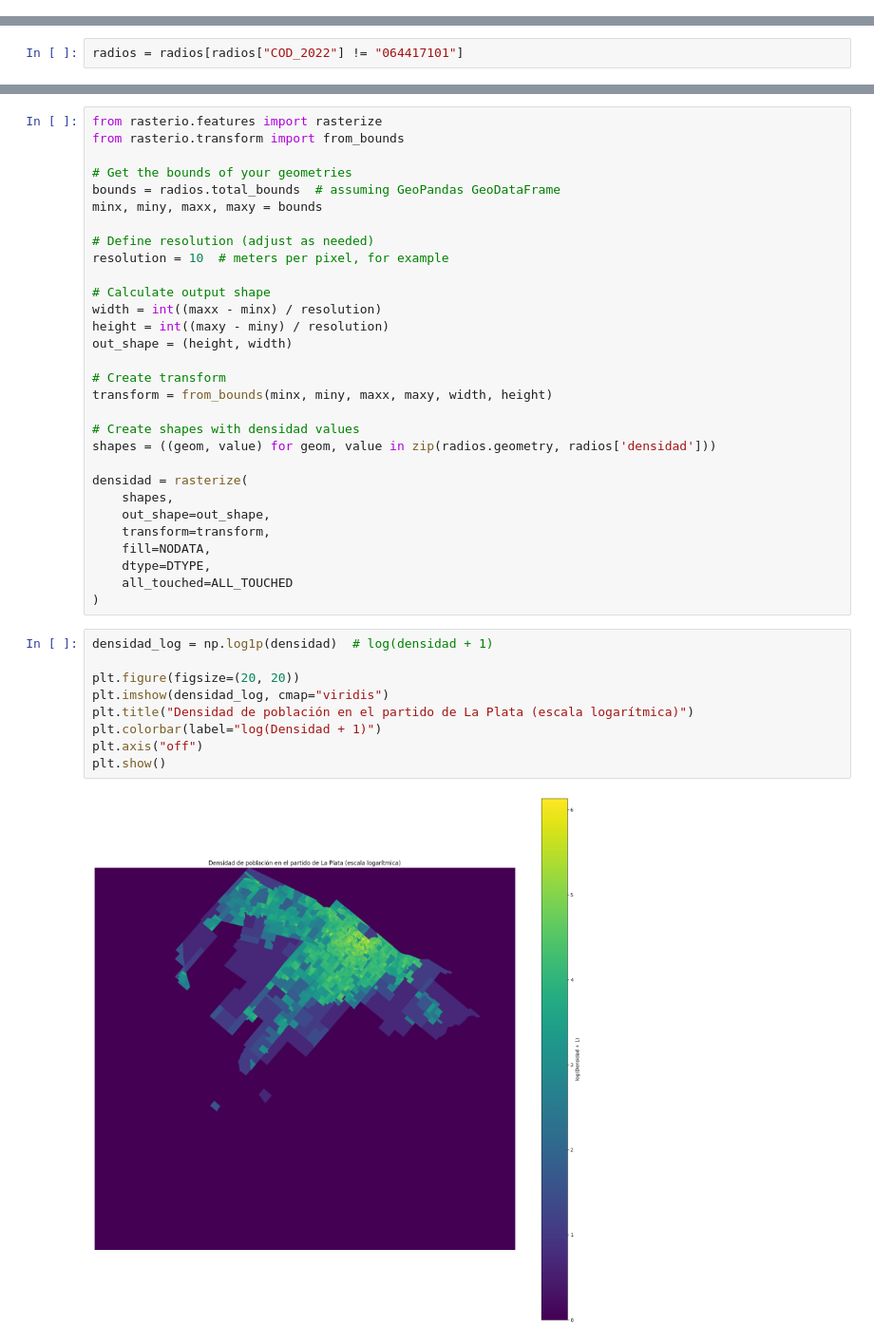
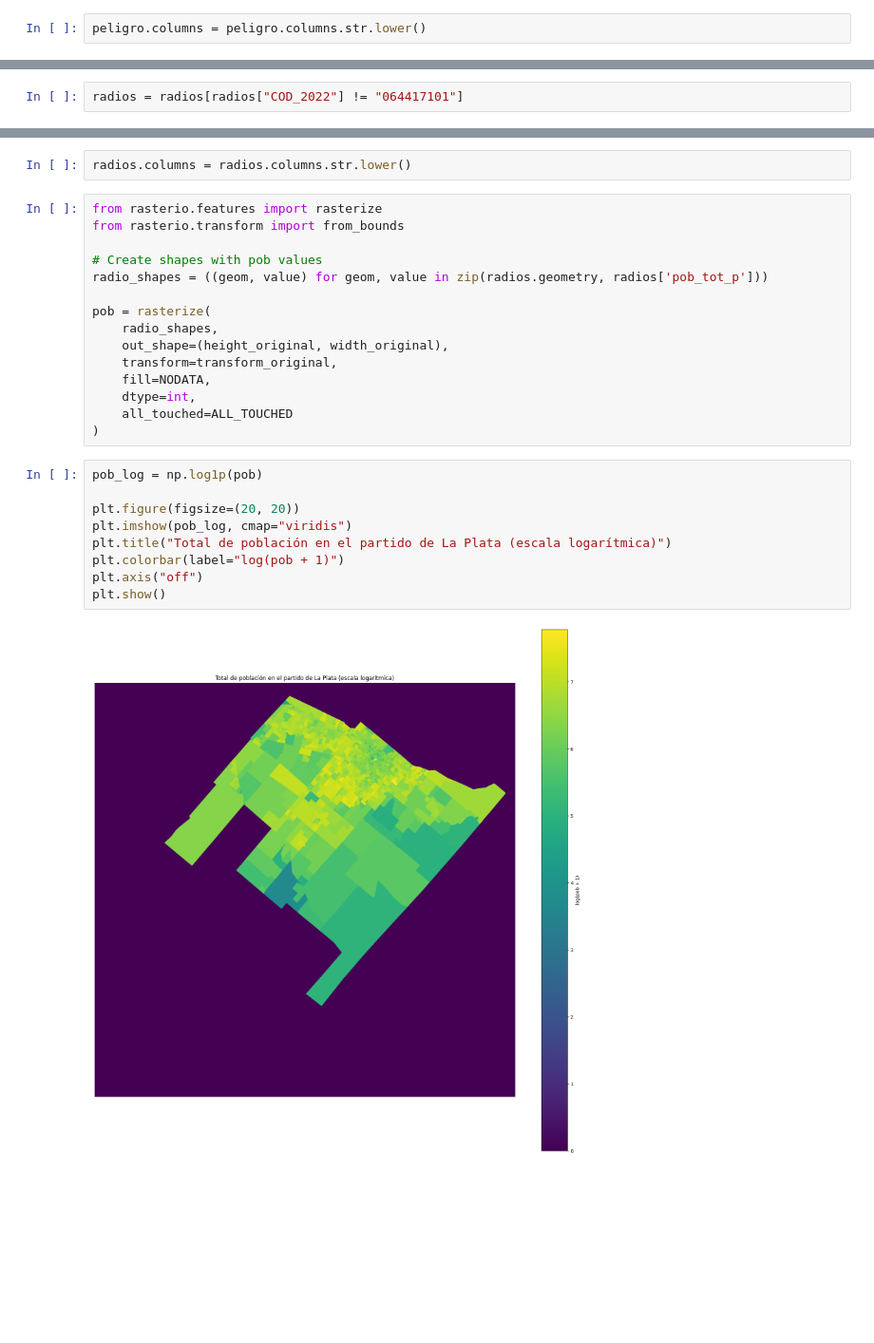
Before and after one commit to nlebovits/ciut-riesgo, a Jupyter notebook: notebooks/riesgo.ipynb, the cells around one changed output, grey strips where cells are left out. Shown at 95% size. Drawn from its saved outputs; the diff is of its cells as text; blank space fills up the shorter version.

Commit message:
agregar datos de poblacion y exposición por la peligrosidad

```diff
--- a/notebooks/riesgo.ipynb
+++ b/notebooks/riesgo.ipynb
@@ -23,0 +80,2 @@ ALL_TOUCHED = False
+# %%
+peligro.columns = peligro.columns.str.lower()
@@ -45,41 +160,28 @@ radios.plot("densidad")
+# %%
+radios.columns = radios.columns.str.lower()
 # %%
 from rasterio.features import rasterize
 from rasterio.transform import from_bounds
 
-# Get the bounds of your geometries
-bounds = radios.total_bounds  # assuming GeoPandas GeoDataFrame
-minx, miny, maxx, maxy = bounds
+# Create shapes with pob values
+radio_shapes = ((geom, value) for geom, value in zip(radios.geometry, radios['pob_tot_p']))
 
-# Define resolution (adjust as needed)
-resolution = 10  # meters per pixel, for example
-
-# Calculate output shape
-width = int((maxx - minx) / resolution)
-height = int((maxy - miny) / resolution)
-out_shape = (height, width)
-
-# Create transform
-transform = from_bounds(minx, miny, maxx, maxy, width, height)
-
-# Create shapes with densidad values
-shapes = ((geom, value) for geom, value in zip(radios.geometry, radios['densidad']))
-
-densidad = rasterize(
-    shapes,
-    out_shape=out_shape,
-    transform=transform,
+pob = rasterize(
+    radio_shapes,
+    out_shape=(height_original, width_original),
+    transform=transform_original,
     fill=NODATA,
-    dtype=DTYPE,
+    dtype=int,
     all_touched=ALL_TOUCHED
 )
 # %%
-densidad_log = np.log1p(densidad)  # log(densidad + 1)
+pob_log = np.log1p(pob)
 
 plt.figure(figsize=(20, 20))
-plt.imshow(densidad_log, cmap="viridis")
-plt.title("Densidad de población en el partido de La Plata (escala logarítmica)")
-plt.colorbar(label="log(Densidad + 1)")
+plt.imshow(pob_log, cmap="viridis")
+plt.title("Total de población en el partido de La Plata (escala logarítmica)")
+plt.colorbar(label="log(pob + 1)")
 plt.axis("off")
 plt.show()
 # %% [output]
-[figure, old version]
+[figure, new version]
```
Also changed, not shown: parts of 11 cells of this notebook.
